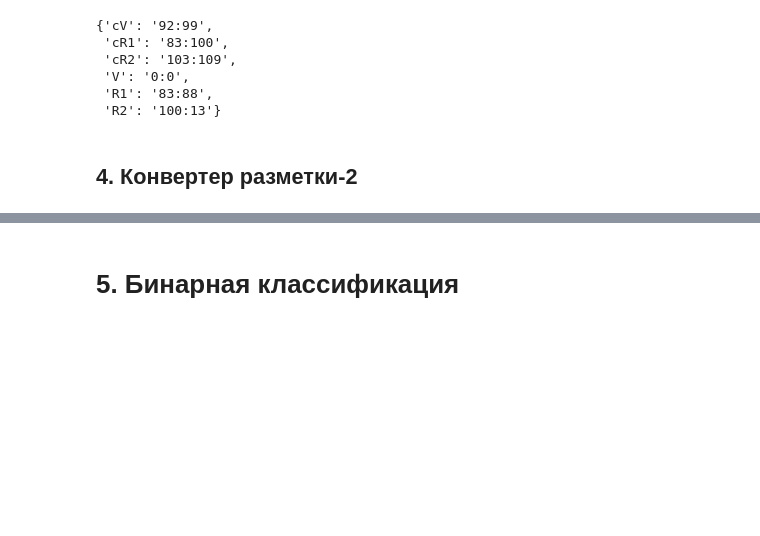
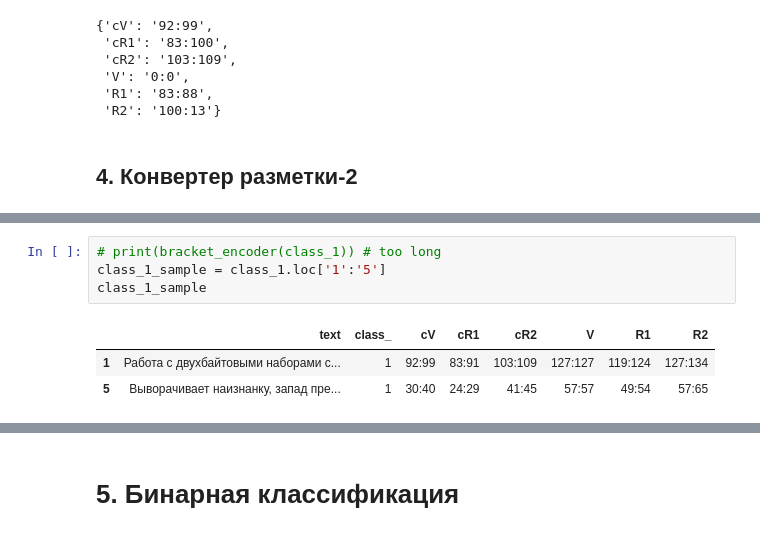
Before and after one commit to aikakysymys/MachineLearning, a Jupyter notebook: HW2_ellipsis.ipynb, the cells around one changed output, grey strips where cells are left out. Saved outputs shown, nothing was run; the diff lists cells and outputs as text; blank space fills up the shorter version.

```diff
--- a/HW2_ellipsis.ipynb
+++ b/HW2_ellipsis.ipynb
@@ -497 +495,9 @@ def bracket_encoder(df):
+# %%
+# print(bracket_encoder(class_1)) # too long
+class_1_sample = class_1.loc['1':'5']
+class_1_sample
+# %% [output]
+|  | text | class_ | cV | cR1 | cR2 | V | R1 | R2 |
+| 1 | Работа с двухбайтовыми наборами с... | 1 | 92:99 | 83:91 | 103:109 | 127:127 | 119:124 | 127:134 |
+| 5 | Выворачивает наизнанку, запад пре... | 1 | 30:40 | 24:29 | 41:45 | 57:57 | 49:54 | 57:65 |
 # %%
```
Also changed, not shown: parts of 6 cells of this notebook.
